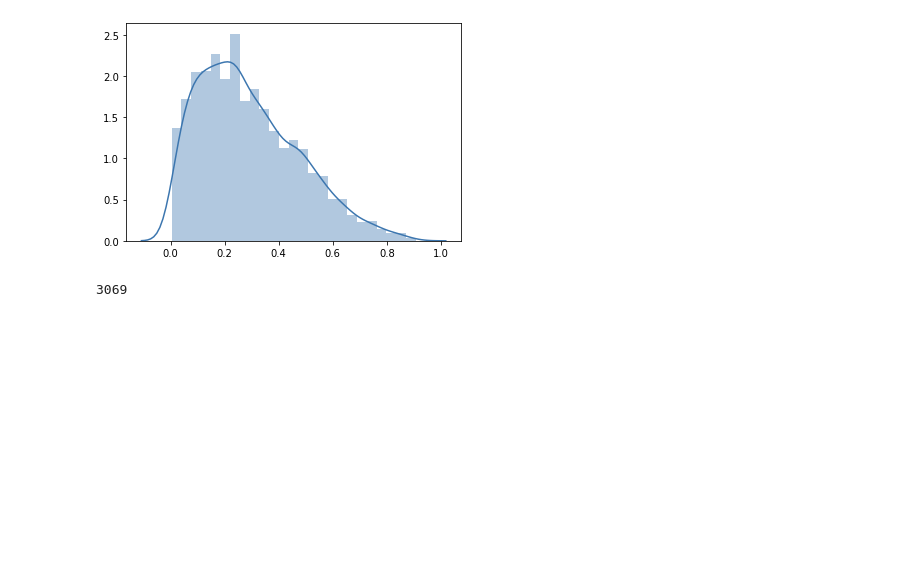
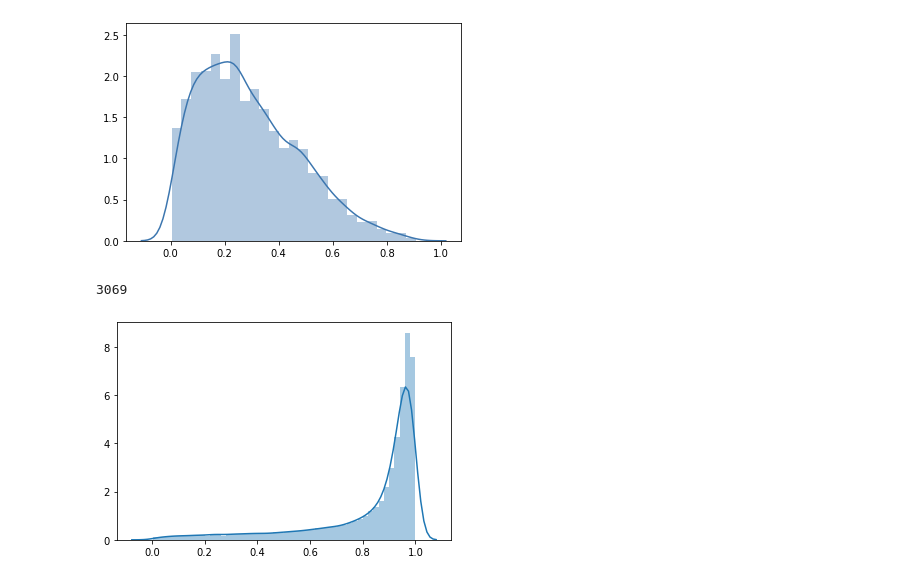
Before and after one commit to heng-yuwen/MSc_Data_Reduction, a Jupyter notebook: second_experiment_with_cifar10.ipynb, the cells around one changed output. Cells and saved outputs as stored; diff of their text form; code cells hidden in the pictures; blank space fills up the shorter version.

```diff
--- a/second_experiment_with_cifar10.ipynb
+++ b/second_experiment_with_cifar10.ipynb
@@ -205,3 +205,7 @@ ax = sns.distplot(scores[selected_boundary_idx], color="#3C76AF")
 len(selected_boundary_idx)
 # %% [output]
 3069
+# %%
+ax = sns.distplot(scores)
+# %% [output]
+[figure, added]
```
Also changed, not shown: parts of 1 cell of this notebook, 2 other files.
